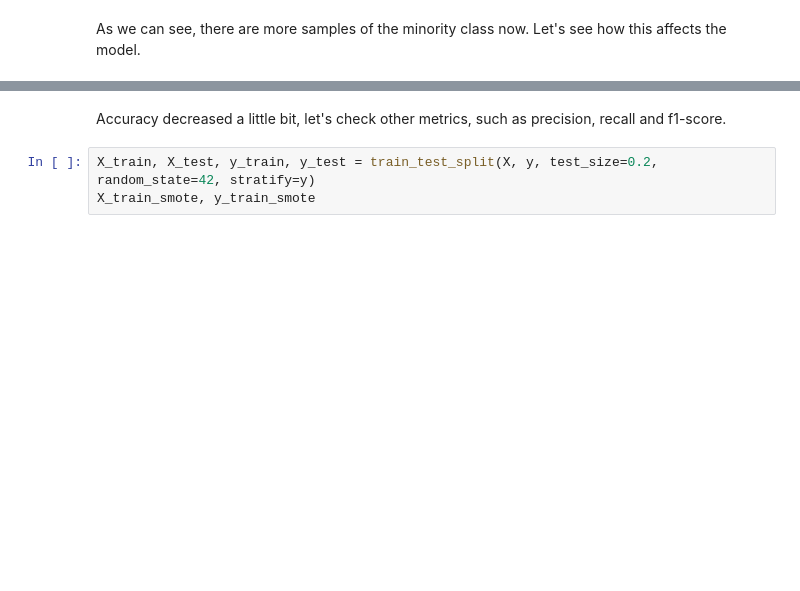
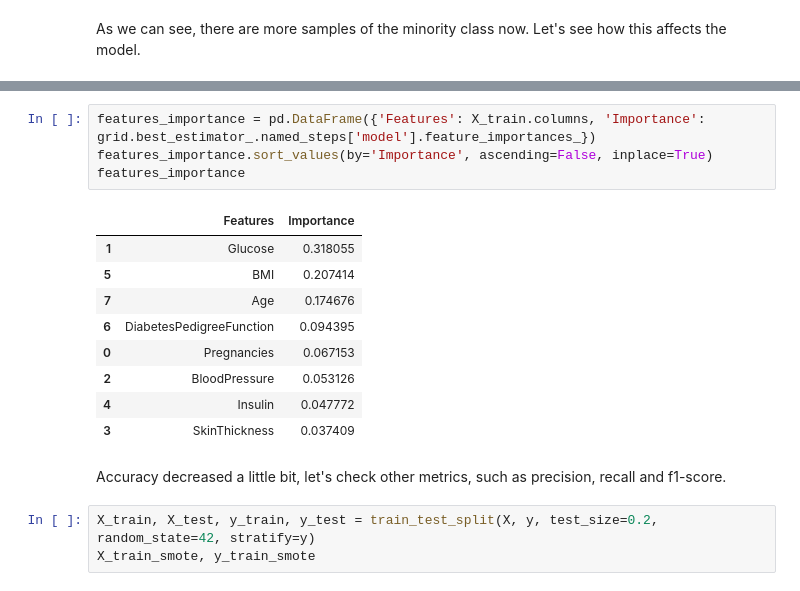
Before and after one commit to JuanDa14Sa/Diabetes-prediction, a Jupyter notebook: diabetes_prediction.ipynb, the cells around one changed output, grey strips where cells are left out. Saved outputs shown, nothing was run; the diff lists cells and outputs as text; blank space fills up the shorter version.

```diff
--- a/diabetes_prediction.ipynb
+++ b/diabetes_prediction.ipynb
@@ -275,3 +277,17 @@ Mean accuracy score: 0.7392269689043882
+# %%
+features_importance = pd.DataFrame({'Features': X_train.columns, 'Importance': grid.best_estimator_.named_steps['model'].feature_importances_})
+features_importance.sort_values(by='Importance', ascending=False, inplace=True)
+features_importance
+# %% [output]
+|  | Features | Importance |
+| 1 | Glucose | 0.318055 |
+| 5 | BMI | 0.207414 |
+| 7 | Age | 0.174676 |
+| 6 | DiabetesPedigreeFunction | 0.094395 |
+| 0 | Pregnancies | 0.067153 |
+| 2 | BloodPressure | 0.053126 |
+| 4 | Insulin | 0.047772 |
+| 3 | SkinThickness | 0.037409 |
 # %% [markdown]
 Accuracy decreased a little bit, let's check other metrics, such as precision, recall and f1-score.
 # %%
```
Also changed, not shown: parts of 6 cells of this notebook.
